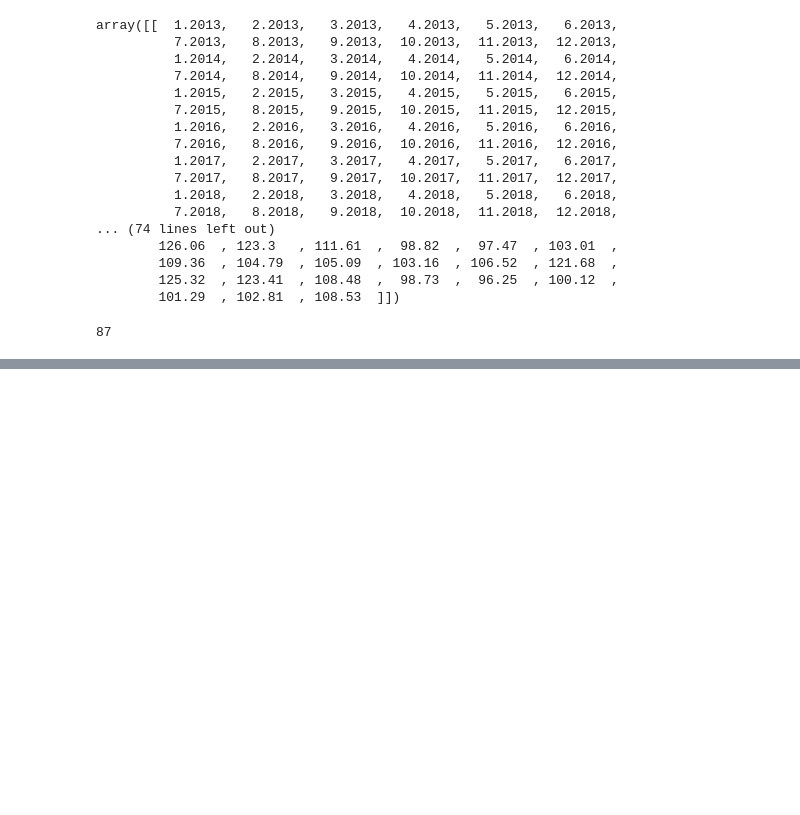
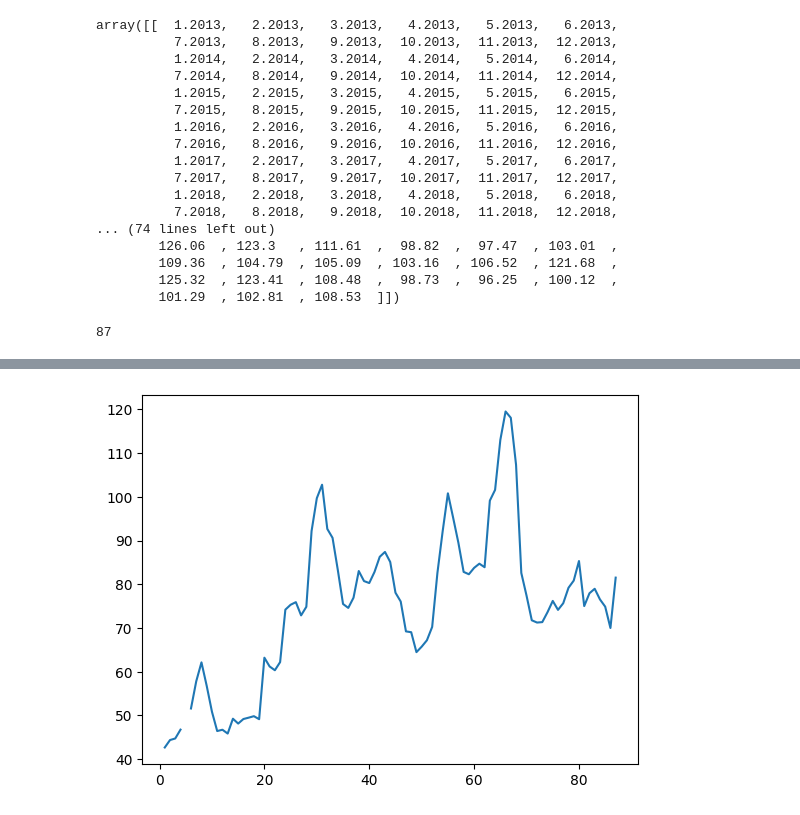
Before and after one commit to jmarantes/curso_numpy, a Jupyter notebook: Numpy_Curso.ipynb, the cells around one changed output, grey strips where cells are left out. Cells and saved outputs as stored; diff of their text form; code cells hidden in the pictures; blank space fills up the shorter version.

```diff
--- a/Numpy_Curso.ipynb
+++ b/Numpy_Curso.ipynb
@@ -34,0 +173,5 @@ FileNotFoundError: https://raw.githubusercontent.com/jmarantes/curso_numpy/refs/
+# %%
+plt.plot(datas, Kaliningrad)
+plt.show()
+# %% [output]
+[figure, added]
```
Also changed, not shown: parts of 38 cells of this notebook, 3 other files.
